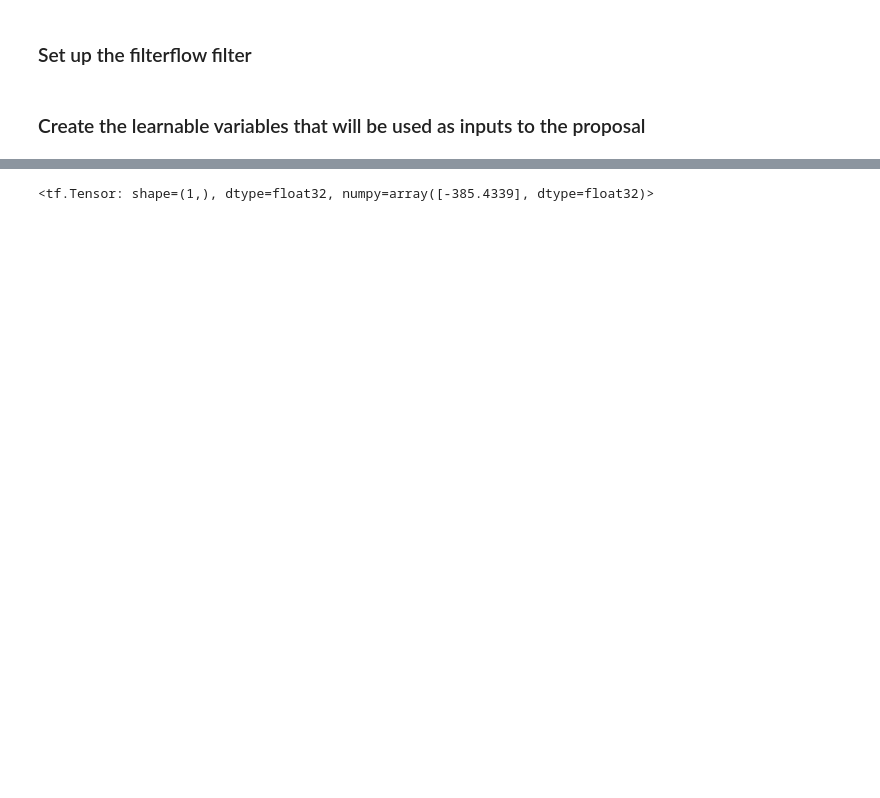
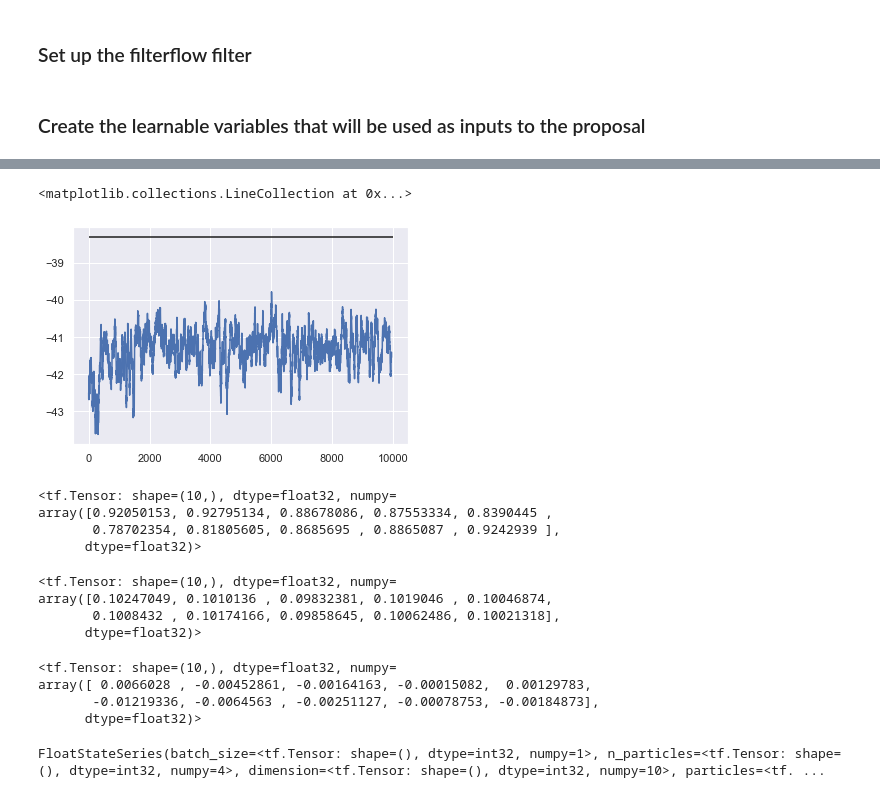
Before and after one commit to JTT94/filterflow, a Jupyter notebook: notebooks/examples/LGSSOptimalProposal.ipynb, the cells around one changed output, grey strips where cells are left out. Saved outputs shown, nothing was run; the diff lists cells and outputs as text; code cells hidden in the pictures; blank space fills up the shorter version.

```diff
--- a/notebooks/examples/LGSSOptimalProposal.ipynb
+++ b/notebooks/examples/LGSSOptimalProposal.ipynb
@@ -230,0 +204,32 @@ true_log_likelihood
+# %%
+@tf.function
+def train_one_step(optimizer, smc, use_correction_term):
+    with tf.GradientTape() as tape:
+        tape.watch(trainable_variables)
+        real_ll, correction = smc_routine(smc, init_state, use_correction_term)
+        loss = -(real_ll + correction)
+    grads_loss = tape.gradient(loss, trainable_variables)
+    optimizer.apply_gradients(zip(grads_loss, trainable_variables))
+    return real_ll, grads_loss
+
+@tf.function
+def train(optimizer, smc, num_steps = 100, use_correction_term=False, reset=True):
+    if reset:
+        reset_operations = [mu_ts.assign(tf.zeros_like(mu_ts)), beta_ts.assign(tf.ones_like(beta_ts)), sigma_ts.assign(gamma * tf.ones_like(sigma_ts))]
+    else:
+        reset_operations = []
+    loss_tensor_array = tf.TensorArray(dtype=tf.float32, size=num_steps, dynamic_size=False, element_shape=[])
+    grad_tensor_array = tf.TensorArray(dtype=tf.float32, size=num_steps, dynamic_size=False, element_shape=[])
+    with tf.control_dependencies(reset_operations):
+        tic = tf.timestamp()
+        for step in tf.range(1, num_steps+1):
+            real_ll, grads = train_one_step(optimizer, smc, use_correction_term)
+            toc = tf.timestamp()
+            max_grad = tf.reduce_max(tf.abs(grads))
+            if step % (num_steps // 100) == 0:
+                tf.print('Step', step, '/', num_steps, ': ms per step= ', 1000. * (toc - tic) / tf.cast(step, tf.float64), ': total time (s)= ', (toc - tic), ', log_likelihood = ', real_ll, ', max abs grads = ', max_grad, end='\r')
+            loss_tensor_array = loss_tensor_array.write(step-1, real_ll)
+            grad_tensor_array = grad_tensor_array.write(step-1, max_grad)
+    return loss_tensor_array.stack(), grad_tensor_array.stack()
+# %%
+adam = tf.optimizers.Adam(lr = 1e-3)
@@ -230,0 +244,3 @@ true_log_likelihood
+# %%
+n_iter = 10000
+ll, grads = train(adam, systematic_smc, tf.constant(n_iter))
@@ -231,4 +252,35 @@ true_log_likelihood
+# %%
+def moving_average(data_set, periods=3):
+    weights = np.ones(periods) / periods
+    return np.convolve(data_set, weights, mode='valid')
+# %%
+plt.plot(moving_average(ll.numpy(), 50))
+plt.hlines(true_log_likelihood, 0, 10000)
+# %% [output]
+<matplotlib.collections.LineCollection at 0x...>
+[figure, added]
+# %%
+tf.reduce_mean(beta_ts, 0)
+# %% [output]
+<tf.Tensor: shape=(10,), dtype=float32, numpy=
+array([0.92050153, 0.92795134, 0.88678086, 0.87553334, 0.8390445 ,
+       0.78702354, 0.81805605, 0.8685695 , 0.8865087 , 0.9242939 ],
+      dtype=float32)>
+# %%
+tf.reduce_mean(sigma_ts, 0)
+# %% [output]
+<tf.Tensor: shape=(10,), dtype=float32, numpy=
+array([0.10247049, 0.1010136 , 0.09832381, 0.1019046 , 0.10046874,
+       0.1008432 , 0.10174166, 0.09858645, 0.10062486, 0.10021318],
+      dtype=float32)>
+# %%
+tf.reduce_mean(mu_ts, 0)
+# %% [output]
+<tf.Tensor: shape=(10,), dtype=float32, numpy=
+array([ 0.0066028 , -0.00452861, -0.00164163, -0.00015082,  0.00129783,
+       -0.01219336, -0.0064563 , -0.00251127, -0.00078753, -0.00184873],
+      dtype=float32)>
 # %%
-bootstrap_smc(initial_state, observations_dataset, tf.constant(T), True).log_likelihoods
+bootstrap_smc(init_state, observations_dataset, T)
 # %% [output]
-<tf.Tensor: shape=(1,), dtype=float32, numpy=array([-385.4339], dtype=float32)>
+FloatStateSeries(batch_size=<tf.Tensor: shape=(), dtype=int32, numpy=1>, n_particles=<tf.Tensor: shape=(), dtype=int32, numpy=4>, dimension=<tf.Tensor: shape=(), dtype=int32, numpy=10>, particles=<tf. ...
```
Also changed, not shown: parts of 19 cells of this notebook, 3 other files.
